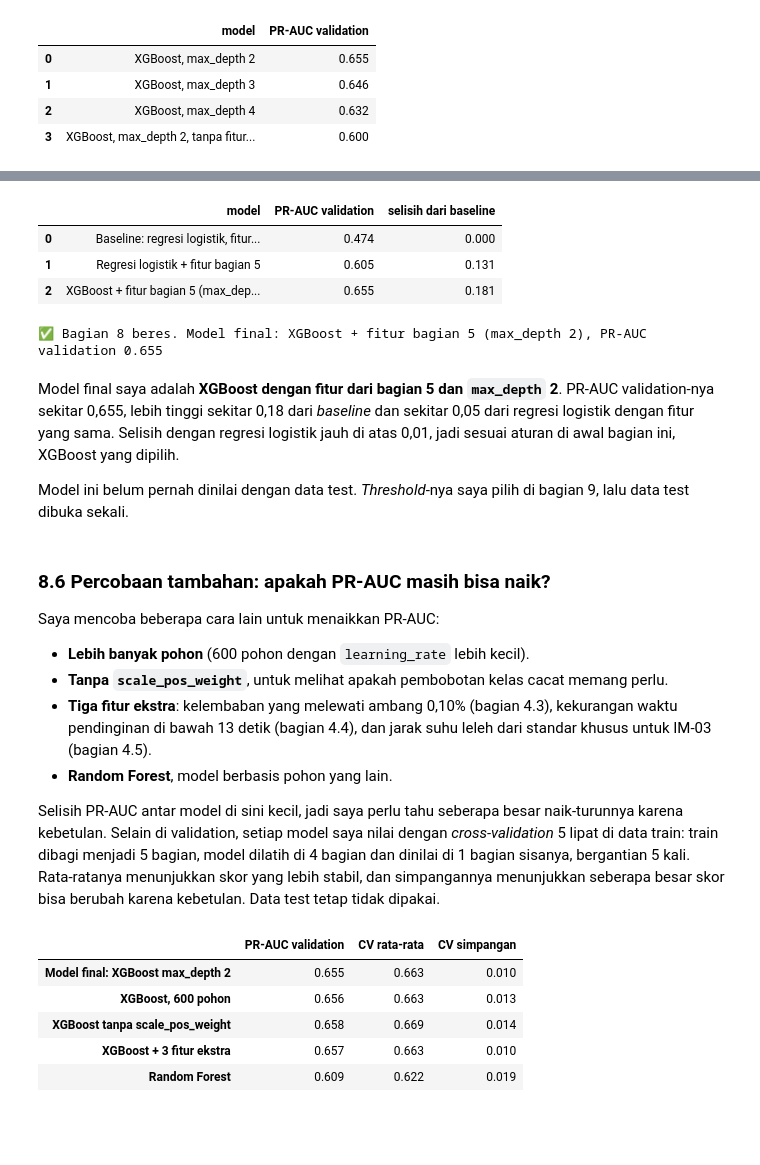
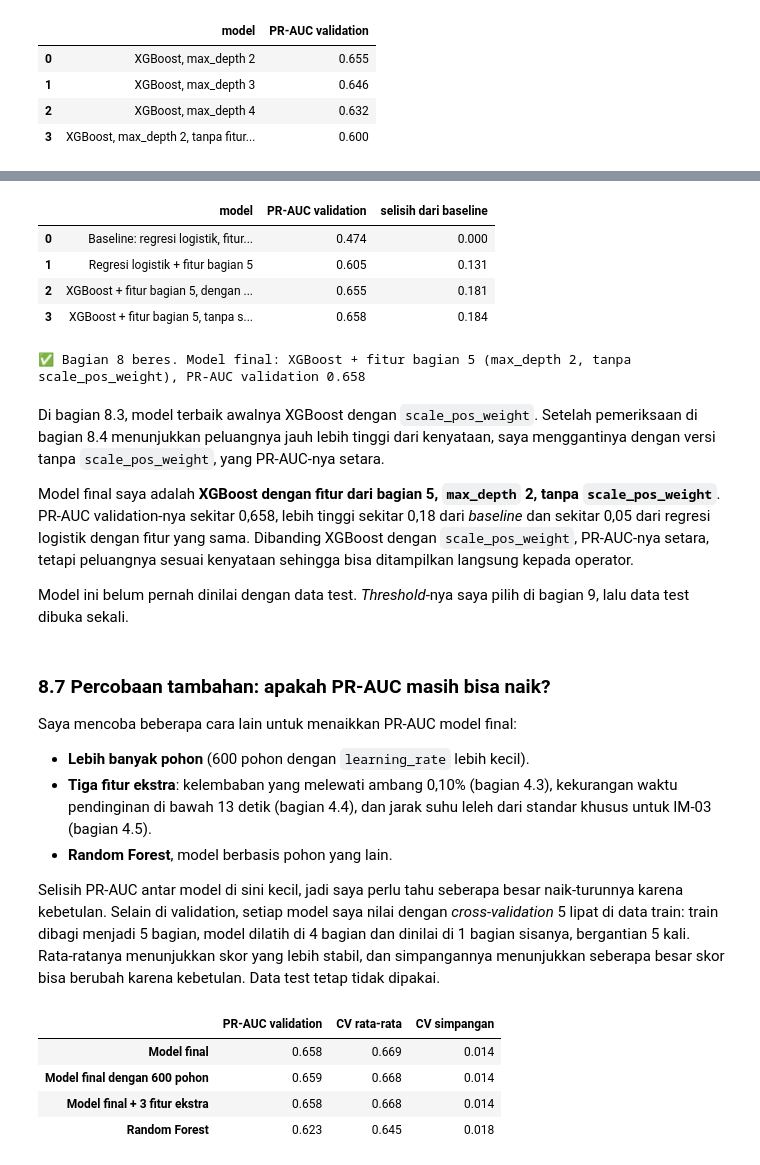
Before and after one commit to FarahAuliaKirana/qc-injection-molding, a Jupyter notebook: notebooks/qc_injection_molding.ipynb, the cells around one changed output, grey strips where cells are left out. Cells and saved outputs as stored; diff of their text form; code cells hidden in the pictures; blank space fills up the shorter version.

```diff
--- a/notebooks/qc_injection_molding.ipynb
+++ b/notebooks/qc_injection_molding.ipynb
@@ -1834,43 +1911,51 @@ Karena urutan ini masuk akal secara proses, saya lebih yakin model tidak sekadar
 # %%
 perbandingan_model = pd.DataFrame({
-    "model": ["Baseline: regresi logistik, fitur asli", "Regresi logistik + fitur bagian 5",
-              "XGBoost + fitur bagian 5 (max_depth 2)"],
-    "PR-AUC validation": [pr_auc_baseline, pr_auc_lr_fitur, pr_auc_xgb_2],
+    "model": ["Baseline: regresi logistik, fitur asli",
+              "Regresi logistik + fitur bagian 5",
+              "XGBoost + fitur bagian 5, dengan scale_pos_weight",
+              "XGBoost + fitur bagian 5, tanpa scale_pos_weight"],
+    "PR-AUC validation": [pr_auc_baseline, pr_auc_lr_fitur, pr_auc_xgb_2, pr_auc_xgb_tanpa_bobot],
 })
 perbandingan_model["selisih dari baseline"] = perbandingan_model["PR-AUC validation"] - pr_auc_baseline
 
-model_final = xgb_kedalaman_2
-nama_model_final = "XGBoost + fitur bagian 5 (max_depth 2)"
-pr_auc_val_final = pr_auc_xgb_2
+model_final = xgb_tanpa_bobot
+nama_model_final = "XGBoost + fitur bagian 5 (max_depth 2, tanpa scale_pos_weight)"
+pr_auc_val_final = pr_auc_xgb_tanpa_bobot
 proba_val_final = model_final.predict_proba(X_val)[:, 1]
 perbandingan_model.round(3)
 # %% [output]
 |  | model | PR-AUC validation | selisih dari baseline |
 | 0 | Baseline: regresi logistik, fitur... | 0.474 | 0.000 |
 | 1 | Regresi logistik + fitur bagian 5 | 0.605 | 0.131 |
-| 2 | XGBoost + fitur bagian 5 (max_dep... | 0.655 | 0.181 |
+| 2 | XGBoost + fitur bagian 5, dengan ... | 0.655 | 0.181 |
+| 3 | XGBoost + fitur bagian 5, tanpa s... | 0.658 | 0.184 |
 # %%
-# ✅ Cek 8: model final lebih baik dari baseline, dan pilihan sesuai aturan (selisih dengan regresi logistik >= 0,01)
+# ✅ Cek 8: model final lebih baik dari baseline, sesuai aturan pemilihan, dan peluangnya sesuai kenyataan
 assert pr_auc_lr_fitur > pr_auc_baseline, "Fitur bagian 5 seharusnya menaikkan PR-AUC regresi logistik."
 assert pr_auc_val_final == perbandingan_model["PR-AUC validation"].max(), "Model final harus yang PR-AUC-nya tertinggi."
 assert pr_auc_val_final - pr_auc_lr_fitur >= 0.01, "Selisih dengan regresi logistik < 0,01, seharusnya pilih regresi logistik."
 assert np.isclose(average_precision_score(y_val, proba_val_final), pr_auc_val_final), "proba_val_final tidak cocok."
+assert abs(proba_val_final.mean() - y_val.mean()) < 0.01, "Rata-rata peluang model final harus dekat dengan proporsi cacat."
 assert src.features.TEKANAN_CUKUP_BAR == 850, "Batas tekanan harus dikembalikan ke 850 setelah bagian 8.2."
 print(f"✅ Bagian 8 beres. Model final: {nama_model_final}, PR-AUC validation {pr_auc_val_final:.3f}")
 # %% [output]
-✅ Bagian 8 beres. Model final: XGBoost + fitur bagian 5 (max_depth 2), PR-AUC validation 0.655
+✅ Bagian 8 beres. Model final: XGBoost + fitur bagian 5 (max_depth 2, tanpa scale_pos_weight), PR-AUC validation 0.658
 # %% [markdown]
-Model final saya adalah **XGBoost dengan fitur dari bagian 5 dan `max_depth` 2**. PR-AUC validation-nya sekitar 0,655,
-lebih tinggi sekitar 0,18 dari *baseline* dan sekitar 0,05 dari regresi logistik dengan fitur yang sama. Selisih dengan
-regresi logistik jauh di atas 0,01, jadi sesuai aturan di awal bagian ini, XGBoost yang dipilih.
+Di bagian 8.3, model terbaik awalnya XGBoost dengan `scale_pos_weight`. Setelah pemeriksaan di bagian 8.4 menunjukkan
+peluangnya jauh lebih tinggi dari kenyataan, saya menggantinya dengan versi tanpa `scale_pos_weight`, yang PR-AUC-nya
+setara.
+
+Model final saya adalah **XGBoost dengan fitur dari bagian 5, `max_depth` 2, tanpa `scale_pos_weight`**. PR-AUC
+validation-nya sekitar 0,658, lebih tinggi sekitar 0,18 dari *baseline* dan sekitar 0,05 dari regresi logistik dengan
+fitur yang sama. Dibanding XGBoost dengan `scale_pos_weight`, PR-AUC-nya setara, tetapi peluangnya sesuai kenyataan
+sehingga bisa ditampilkan langsung kepada operator.
 
 Model ini belum pernah dinilai dengan data test. *Threshold*-nya saya pilih di bagian 9, lalu data test dibuka sekali.
 # %% [markdown]
-### 8.6 Percobaan tambahan: apakah PR-AUC masih bisa naik?
-Saya mencoba beberapa cara lain untuk menaikkan PR-AUC:
+### 8.7 Percobaan tambahan: apakah PR-AUC masih bisa naik?
+Saya mencoba beberapa cara lain untuk menaikkan PR-AUC model final:
 
 - **Lebih banyak pohon** (600 pohon dengan `learning_rate` lebih kecil).
-- **Tanpa `scale_pos_weight`**, untuk melihat apakah pembobotan kelas cacat memang perlu.
 - **Tiga fitur ekstra**: kelembaban yang melewati ambang 0,10% (bagian 4.3), kekurangan waktu pendinginan di bawah 13
   detik (bagian 4.4), dan jarak suhu leleh dari standar khusus untuk IM-03 (bagian 4.5).
 - **Random Forest**, model berbasis pohon yang lain.
@@ -1883,52 +1968,50 @@ stabil, dan simpangannya menunjukkan seberapa besar skor bisa berubah karena keb
 from sklearn.ensemble import RandomForestClassifier
 from sklearn.model_selection import StratifiedKFold, cross_val_score
 
 lipatan = StratifiedKFold(n_splits=5, shuffle=True, random_state=RANDOM_STATE)
 
 
 def nilai_val_dan_cv(pipeline):
     # PR-AUC di validation, lalu rata-rata dan simpangan PR-AUC dari 5-fold cross-validation di train
     cv = cross_val_score(pipeline, X_train, y_train, cv=lipatan, scoring="average_precision")
     return pr_auc_validation(pipeline), cv.mean(), cv.std()
 
 
+def buat_xgb_tanpa_bobot(n_pohon=300, learning_rate=0.05):
+    return XGBClassifier(n_estimators=n_pohon, max_depth=2, learning_rate=learning_rate,
+                         random_state=RANDOM_STATE, n_jobs=-1)
+
+
 def buat_fitur_ekstra(data):
     data = buat_fitur(data)
     data["kelembaban_lewat_ambang"] = (data["kelembaban_higroskopis"] - 0.10).clip(lower=0)
     data["pendinginan_kurang"] = (13 - data["waktu_pendinginan_s"]).clip(lower=0)
     data["im03_x_abs_selisih_leleh"] = (data["mesin"] == "IM-03") * data["abs_selisih_leleh"]
     return data
 
 
 FITUR_EKSTRA = ["kelembaban_lewat_ambang", "pendinginan_kurang", "im03_x_abs_selisih_leleh"]
-xgb_600_pohon = XGBClassifier(n_estimators=600, max_depth=2, learning_rate=0.03,
-                              scale_pos_weight=scale_pos_weight, random_state=RANDOM_STATE, n_jobs=-1)
-xgb_tanpa_bobot = XGBClassifier(n_estimators=300, max_depth=2, learning_rate=0.05,
-                                random_state=RANDOM_STATE, n_jobs=-1)
-random_forest = RandomForestClassifier(n_estimators=300, min_samples_leaf=5, class_weight="balanced",
-                                       random_state=RANDOM_STATE, n_jobs=-1)
+random_forest = RandomForestClassifier(n_estimators=300, min_samples_leaf=5, random_state=RANDOM_STATE, n_jobs=-1)
 
 hasil_tambahan = pd.DataFrame([
-    nilai_val_dan_cv(buat_pipeline_fitur(buat_xgb(2), KOLOM_ANGKA + FITUR_BARU)),
-    nilai_val_dan_cv(buat_pipeline_fitur(xgb_600_pohon, KOLOM_ANGKA + FITUR_BARU)),
-    nilai_val_dan_cv(buat_pipeline_fitur(xgb_tanpa_bobot, KOLOM_ANGKA + FITUR_BARU)),
-    nilai_val_dan_cv(buat_pipeline_fitur(buat_xgb(2), KOLOM_ANGKA + FITUR_BARU + FITUR_EKSTRA, buat_fitur_ekstra)),
+    nilai_val_dan_cv(buat_pipeline_fitur(buat_xgb_tanpa_bobot(), KOLOM_ANGKA + FITUR_BARU)),
+    nilai_val_dan_cv(buat_pipeline_fitur(buat_xgb_tanpa_bobot(600, 0.03), KOLOM_ANGKA + FITUR_BARU)),
+    nilai_val_dan_cv(buat_pipeline_fitur(buat_xgb_tanpa_bobot(), KOLOM_ANGKA + FITUR_BARU + FITUR_EKSTRA,
+                                         buat_fitur_ekstra)),
     nilai_val_dan_cv(buat_pipeline_fitur(random_forest, KOLOM_ANGKA + FITUR_BARU)),
 ], columns=["PR-AUC validation", "CV rata-rata", "CV simpangan"], index=[
-    "Model final: XGBoost max_depth 2",
-    "XGBoost, 600 pohon",
-    "XGBoost tanpa scale_pos_weight",
-    "XGBoost + 3 fitur ekstra",
+    "Model final",
+    "Model final dengan 600 pohon",
+    "Model final + 3 fitur ekstra",
     "Random Forest",
 ])
 hasil_tambahan.round(3)
 # %% [output]
 |  | PR-AUC validation | CV rata-rata | CV simpangan |
-| Model final: XGBoost max_depth 2 | 0.655 | 0.663 | 0.010 |
-| XGBoost, 600 pohon | 0.656 | 0.663 | 0.013 |
-| XGBoost tanpa scale_pos_weight | 0.658 | 0.669 | 0.014 |
-| XGBoost + 3 fitur ekstra | 0.657 | 0.663 | 0.010 |
-| Random Forest | 0.609 | 0.622 | 0.019 |
+| Model final | 0.658 | 0.669 | 0.014 |
+| Model final dengan 600 pohon | 0.659 | 0.668 | 0.014 |
+| Model final + 3 fitur ekstra | 0.658 | 0.668 | 0.014 |
+| Random Forest | 0.623 | 0.645 | 0.018 |
 # %% [markdown]
 Tidak ada percobaan yang benar-benar lebih baik dari model final.
 
```
Also changed, not shown: parts of 11 cells of this notebook, 2 other files.
